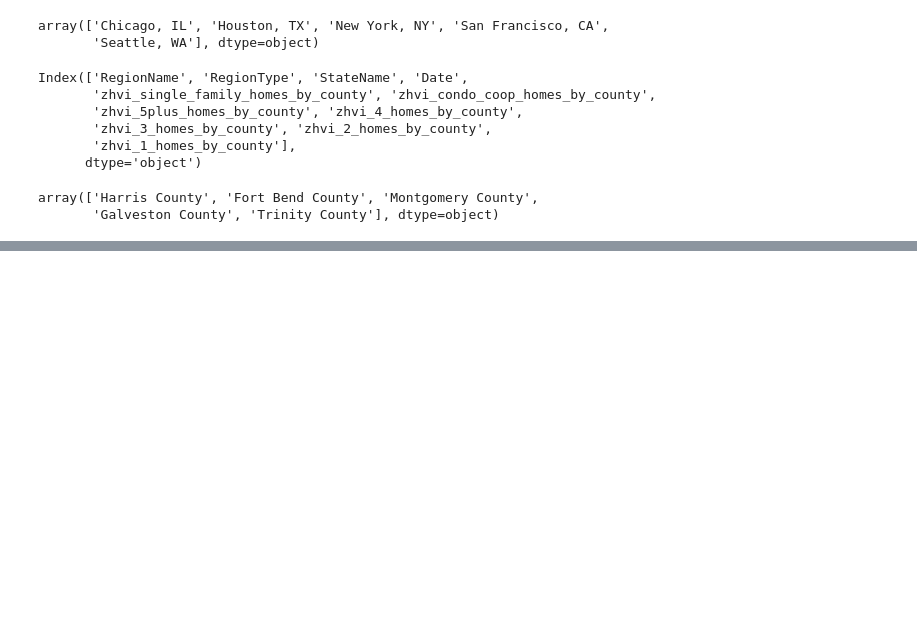
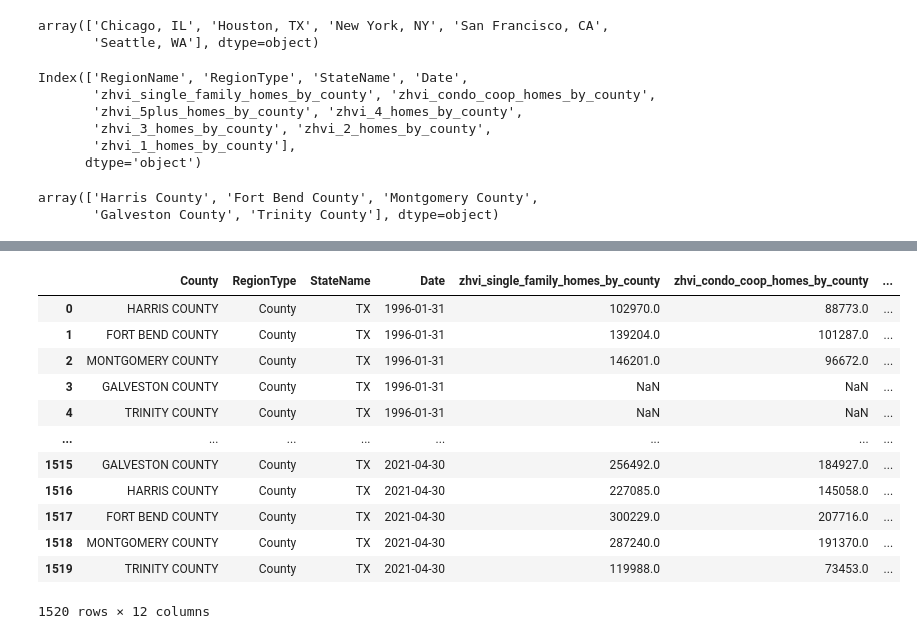
Before and after one commit to i-am-phoenix/Demo, a Jupyter notebook: zillow_data_cleaning_functions.ipynb, the cells around one changed output, grey strips where cells are left out. Drawn from its saved outputs; the diff is of its cells as text; code cells hidden in the pictures; blank space fills up the shorter version.

```diff
--- a/zillow_data_cleaning_functions.ipynb
+++ b/zillow_data_cleaning_functions.ipynb
@@ -352,0 +371,20 @@ array(['Harris County', 'Fort Bend County', 'Montgomery County',
+# %%
+zillow_df_by_county_merged['Date']=pd.to_datetime(zillow_df_by_county_merged['Date'])
+zillow_df_by_county_merged['Year']=zillow_df_by_county_merged['Date'].dt.year
+zillow_df_by_county_merged = zillow_df_by_county_merged.rename(columns = {'RegionName': 'County'})
+zillow_df_by_county_merged['County']=zillow_df_by_county_merged['County'].str.upper()
+zillow_df_by_county_merged
+# %% [output]
+|  | County | RegionType | StateName | Date | zhvi_single_family_homes_by_county | zhvi_condo_coop_homes_by_county | ... |
+| 0 | HARRIS COUNTY | County | TX | 1996-01-31 | 102970.0 | 88773.0 | ... |
+| 1 | FORT BEND COUNTY | County | TX | 1996-01-31 | 139204.0 | 101287.0 | ... |
+| 2 | MONTGOMERY COUNTY | County | TX | 1996-01-31 | 146201.0 | 96672.0 | ... |
+| 3 | GALVESTON COUNTY | County | TX | 1996-01-31 | NaN | NaN | ... |
+| 4 | TRINITY COUNTY | County | TX | 1996-01-31 | NaN | NaN | ... |
+| ... | ... | ... | ... | ... | ... | ... | ... |
+| 1515 | GALVESTON COUNTY | County | TX | 2021-04-30 | 256492.0 | 184927.0 | ... |
+| 1516 | HARRIS COUNTY | County | TX | 2021-04-30 | 227085.0 | 145058.0 | ... |
+| 1517 | FORT BEND COUNTY | County | TX | 2021-04-30 | 300229.0 | 207716.0 | ... |
+| 1518 | MONTGOMERY COUNTY | County | TX | 2021-04-30 | 287240.0 | 191370.0 | ... |
+| 1519 | TRINITY COUNTY | County | TX | 2021-04-30 | 119988.0 | 73453.0 | ... |
+1520 rows × 12 columns
```
Also changed, not shown: parts of 3 cells of this notebook.
